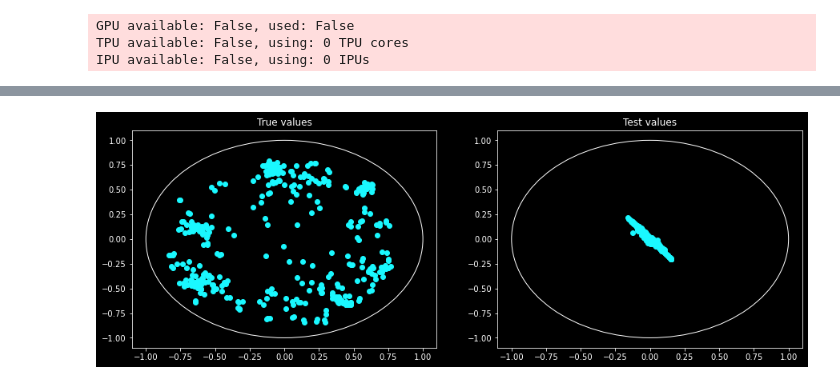
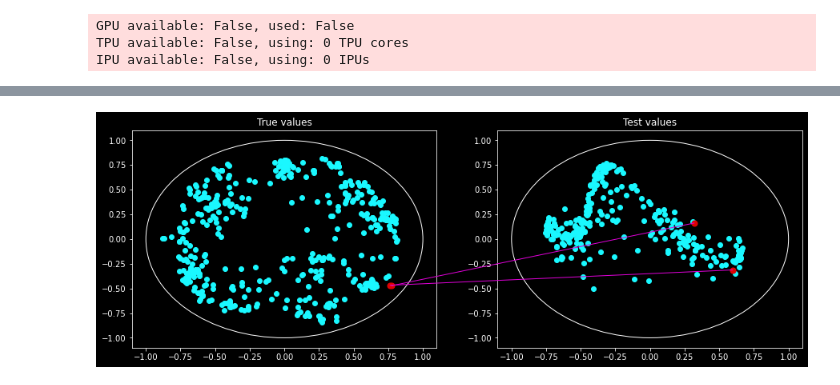
Before and after one commit to GiorgioCerro/hyparticle-net, a Jupyter notebook: playing_with_gnn.ipynb, the cells around one changed output, grey strips where cells are left out. Drawn from its saved outputs; the diff is of its cells as text; code cells hidden in the pictures.

Commit message:
ran the model without the attention

```diff
--- a/playing_with_gnn.ipynb
+++ b/playing_with_gnn.ipynb
@@ -351,3 +351,16 @@ TPU available: False, using: 0 TPU cores
 IPU available: False, using: 0 IPUs
 # %%
 #trainer.test(model=hyper_gcn,test_dataloaders=test_set)
+# %%
+PATH = 'scripts/lightning/model.ckpt'
+old_dict = torch.load(PATH)['state_dict']
+from collections import OrderedDict
+new_state_dict = OrderedDict()
+for k, v in old_dict.items():
+    name = k[8:] # remove `module.`
+    new_state_dict[name] = v
+
+model = hgcn(manifold, 4, 64, 2).double()
+
+model.load_state_dict(new_state_dict)
+model.eval()
@@ -354,26 +382,36 @@ IPU available: False, using: 0 IPUs
 # %%
 checking = ParticleDataset('data/test','background')
-data = checking.__getitem__(0)
+data = checking.__getitem__(2)
 
-#hyp_gcn = hgcn(manifold, 4, 64, 2, use_bias=False).double()
+#hyp_gcn = hgcn(manifold, 4, 64, 2).double()
 #hgcn.eval()
-output = hyp_gcn(data)
+output = model(data)
 
 fig,ax = plt.subplots(1,2,figsize=(15,5))
 ax = ax.flatten()
 ax[0].scatter(data.y[:,0],data.y[:,1],alpha=1,color='#1AF8FF')
 ax[0].set_title('True values')
 
 test = output.detach().clone()
 ax[1].scatter(test[:,0],test[:,1],alpha=1,color='#1AF8FF')
 ax[1].set_title('Test values')
 
 disk = Circle((0,0),1,color='white',fill=False)
 disk2 = Circle((0,0),1,color='white',fill=False)
 
 ax[0].add_patch(disk)
 ax[1].add_patch(disk2)
 
+idxs = [0,1]
+for idx00 in idxs:
+    xy_left = data.y[idx00]
+    xy_right = test[idx00]
+
+    ax[0].scatter(xy_left[0],xy_left[1],alpha=1,color='#DF0101',s = 50)
+    ax[1].scatter(xy_right[0],xy_right[1],s=50,c='#DF0101') #change color
+    con = ConnectionPatch(xyA=xy_left, coordsA=ax[0].transData,xyB=xy_right, coordsB=ax[1].transData,color='#DF01D7')
+    fig.add_artist(con)
+
 plt.show()
 # %% [output]
-[figure, old version]
+[figure, new version]
```
Also changed, not shown: parts of 4 cells of this notebook, 8 other files.
